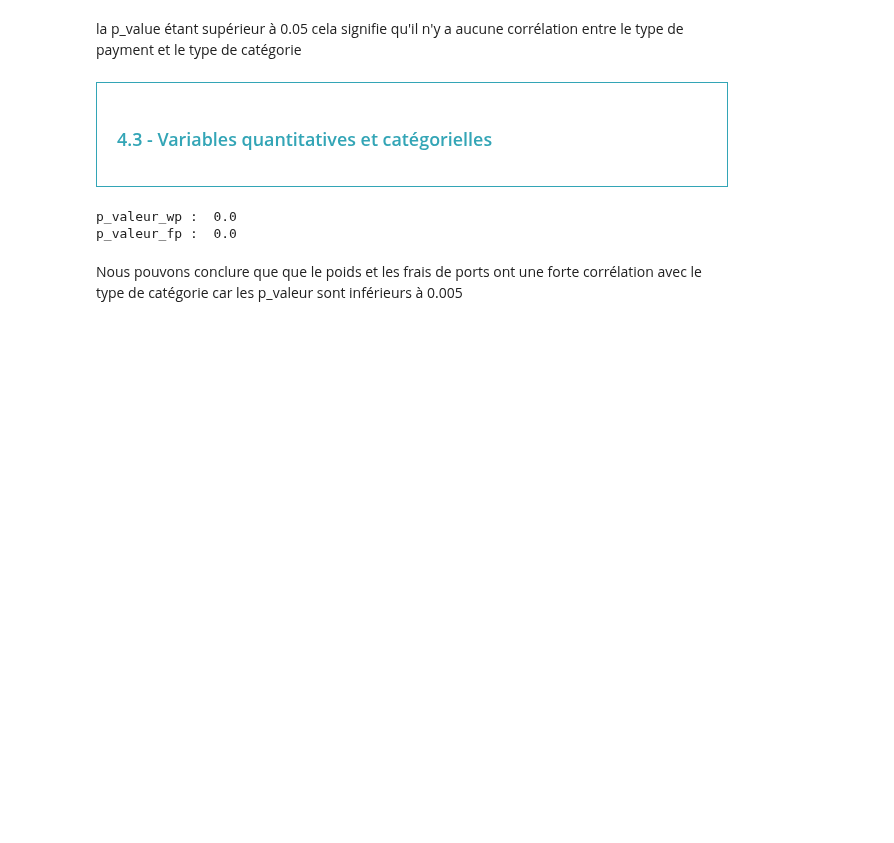
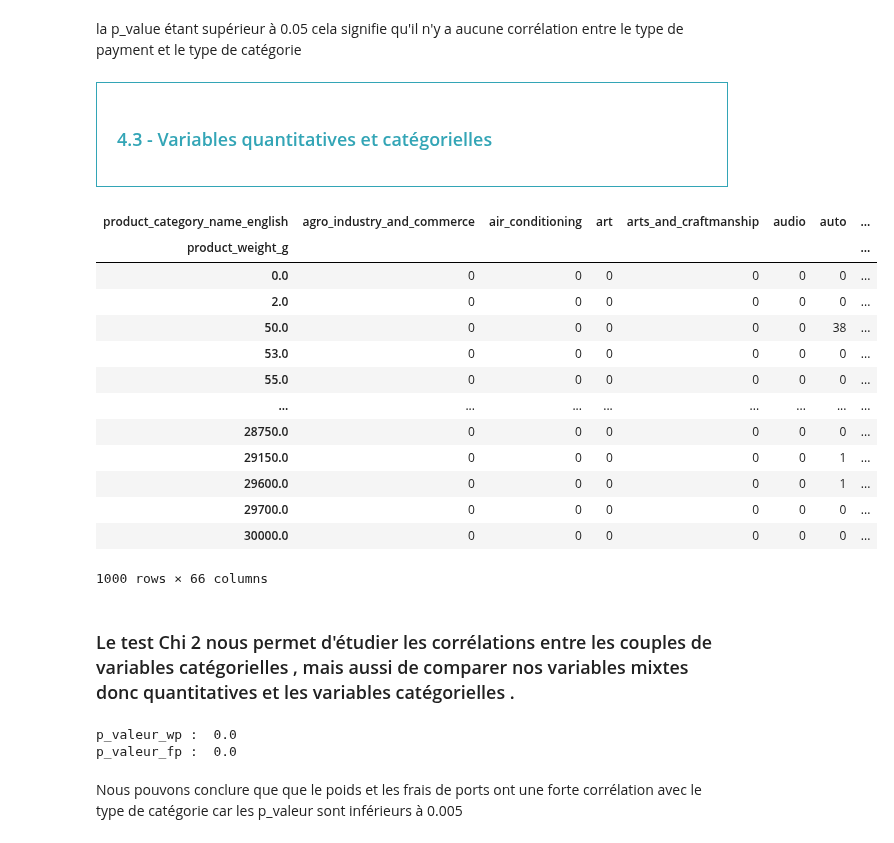
Before and after one commit to marlierecharlie/brief_13_la_data_dream_team, a Jupyter notebook: PREDICTION freight_value/freight_value.ipynb, the cells around one changed output. Saved outputs shown, nothing was run; the diff lists cells and outputs as text; code cells hidden in the pictures; blank space fills up the shorter version.

```diff
--- a/PREDICTION freight_value/freight_value.ipynb
+++ b/PREDICTION freight_value/freight_value.ipynb
@@ -908,8 +908,29 @@ la p_value étant supérieur à 0.05 cela signifie qu'il n'y a aucune corrélati
 <h3 style="margin: auto; padding: 20px; color: RGB(51,165,182); ">4.3 - Variables quantitatives et catégorielles </h3>
 </div>
 # %%
+# pd.crosstab produit des fréquences
+
 table = pd.crosstab(data.product_weight_g, data.product_category_name_english)
 table2 = pd.crosstab(data.freight_value, data.product_category_name_english)
+
+table
+# %% [output]
+| product_category_name_english | agro_industry_and_commerce | air_conditioning | art | arts_and_craftmanship | audio | auto | ... |
+| product_weight_g |  |  |  |  |  |  | ... |
+| 0.0 | 0 | 0 | 0 | 0 | 0 | 0 | ... |
+| 2.0 | 0 | 0 | 0 | 0 | 0 | 0 | ... |
+| 50.0 | 0 | 0 | 0 | 0 | 0 | 38 | ... |
+| 53.0 | 0 | 0 | 0 | 0 | 0 | 0 | ... |
+| 55.0 | 0 | 0 | 0 | 0 | 0 | 0 | ... |
+| ... | ... | ... | ... | ... | ... | ... | ... |
+| 28750.0 | 0 | 0 | 0 | 0 | 0 | 0 | ... |
+| 29150.0 | 0 | 0 | 0 | 0 | 0 | 1 | ... |
+| 29600.0 | 0 | 0 | 0 | 0 | 0 | 1 | ... |
+| 29700.0 | 0 | 0 | 0 | 0 | 0 | 0 | ... |
+| 30000.0 | 0 | 0 | 0 | 0 | 0 | 0 | ... |
+1000 rows × 66 columns
+# %% [markdown]
+### Le test Chi 2 nous permet d'étudier les corrélations entre les couples de variables catégorielles , mais aussi de comparer nos variables mixtes donc quantitatives et les variables catégorielles .
 # %%
 result = chi2_contingency(table)
 result2 = chi2_contingency(table2)
```
Also changed, not shown: parts of 29 cells of this notebook, 1 other file.
